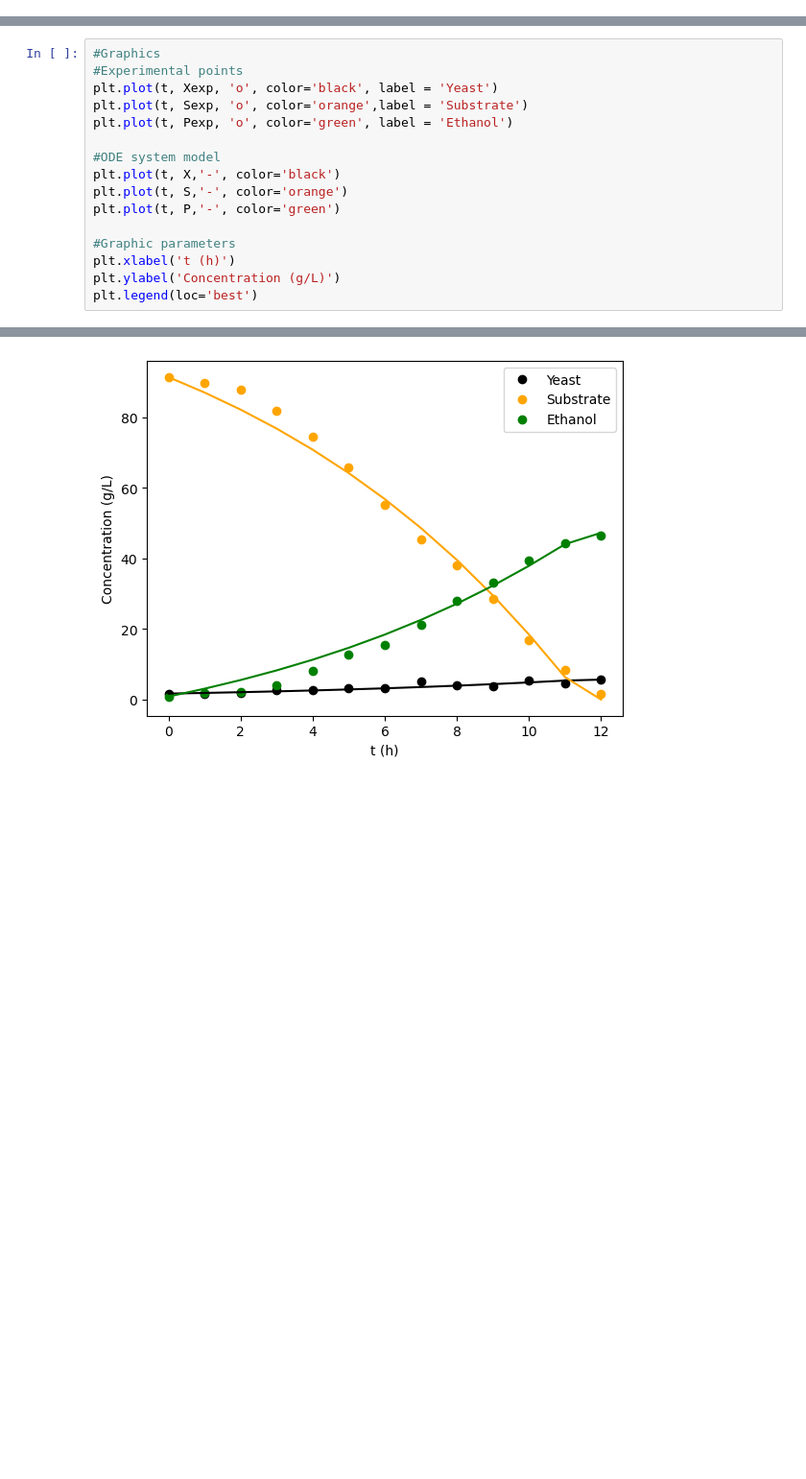
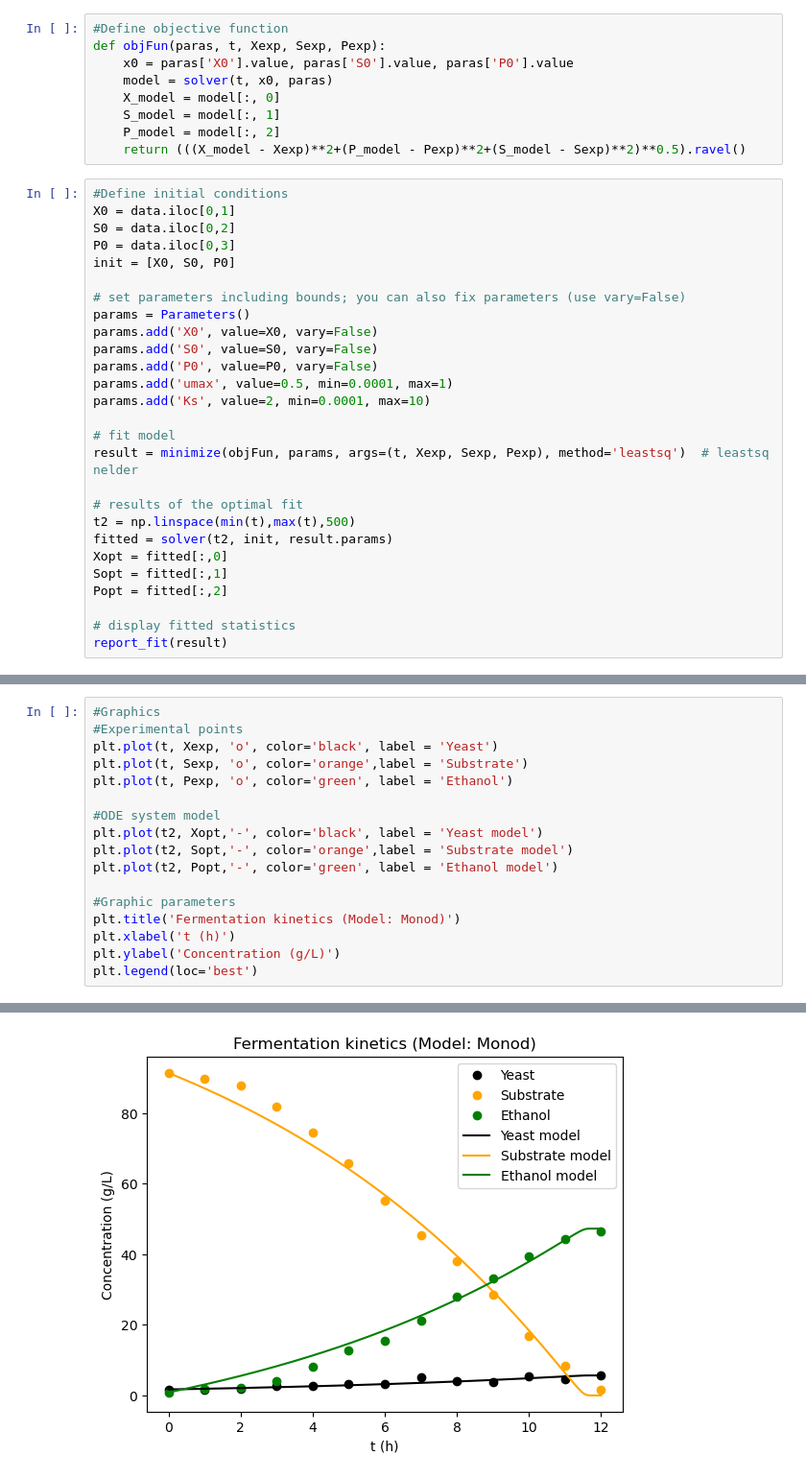
Before and after one commit to willc127/Fermentation_Optimization, a Jupyter notebook: optimFerment.ipynb, the cells around one changed output, grey strips where cells are left out. Shown: that part at 96% size. Saved outputs shown, nothing was run; the diff lists cells and outputs as text; blank space fills up the shorter version.

```diff
--- a/optimFerment.ipynb
+++ b/optimFerment.ipynb
@@ -74,0 +70,36 @@ Pexp =  data.iloc[:,3]
+# %%
+#Define objective function
+def objFun(paras, t, Xexp, Sexp, Pexp):
+    x0 = paras['X0'].value, paras['S0'].value, paras['P0'].value
+    model = solver(t, x0, paras)
+    X_model = model[:, 0]
+    S_model = model[:, 1]
+    P_model = model[:, 2]
+    return (((X_model - Xexp)**2+(P_model - Pexp)**2+(S_model - Sexp)**2)**0.5).ravel()
+# %%
+#Define initial conditions
+X0 = data.iloc[0,1]
+S0 = data.iloc[0,2]
+P0 = data.iloc[0,3]
+init = [X0, S0, P0]
+
+# set parameters including bounds; you can also fix parameters (use vary=False)
+params = Parameters()
+params.add('X0', value=X0, vary=False)
+params.add('S0', value=S0, vary=False)
+params.add('P0', value=P0, vary=False)
+params.add('umax', value=0.5, min=0.0001, max=1)
+params.add('Ks', value=2, min=0.0001, max=10)
+
+# fit model
+result = minimize(objFun, params, args=(t, Xexp, Sexp, Pexp), method='leastsq')  # leastsq nelder
+
+# results of the optimal fit
+t2 = np.linspace(min(t),max(t),500)
+fitted = solver(t2, init, result.params)
+Xopt = fitted[:,0]
+Sopt = fitted[:,1]
+Popt = fitted[:,2]
+
+# display fitted statistics
+report_fit(result)
@@ -75,22 +124,23 @@ Pexp =  data.iloc[:,3]
 # %%
 #Graphics
 #Experimental points
 plt.plot(t, Xexp, 'o', color='black', label = 'Yeast')
 plt.plot(t, Sexp, 'o', color='orange',label = 'Substrate')
 plt.plot(t, Pexp, 'o', color='green', label = 'Ethanol')
 
 #ODE system model
-plt.plot(t, X,'-', color='black')
-plt.plot(t, S,'-', color='orange')
-plt.plot(t, P,'-', color='green')
+plt.plot(t2, Xopt,'-', color='black', label = 'Yeast model')
+plt.plot(t2, Sopt,'-', color='orange',label = 'Substrate model')
+plt.plot(t2, Popt,'-', color='green', label = 'Ethanol model')
 
 #Graphic parameters
+plt.title('Fermentation kinetics (Model: Monod)')
 plt.xlabel('t (h)')
 plt.ylabel('Concentration (g/L)')
 plt.legend(loc='best')
 # %% [output]
 <matplotlib.legend.Legend at 0x...>
-[figure, old version]
+[figure, new version]
 # %%
 #Estimated vs. observed plots
 
```
Also changed, not shown: parts of 13 cells of this notebook.
